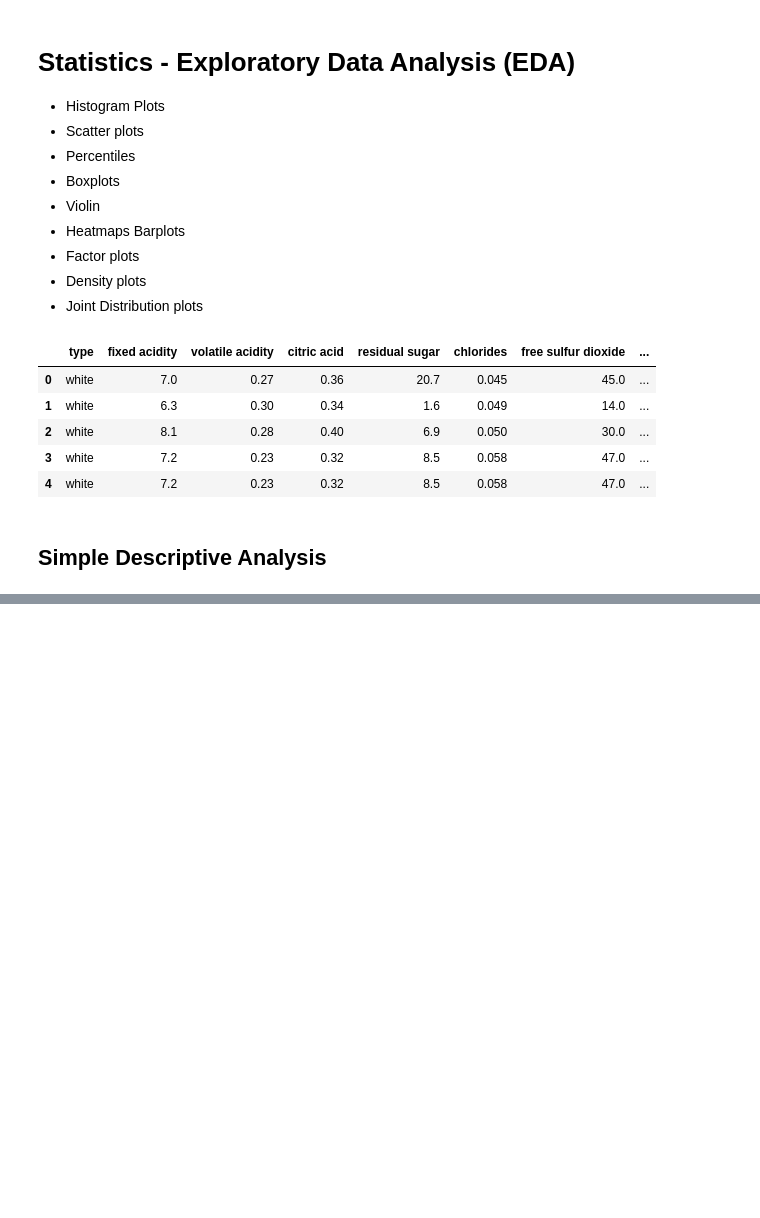
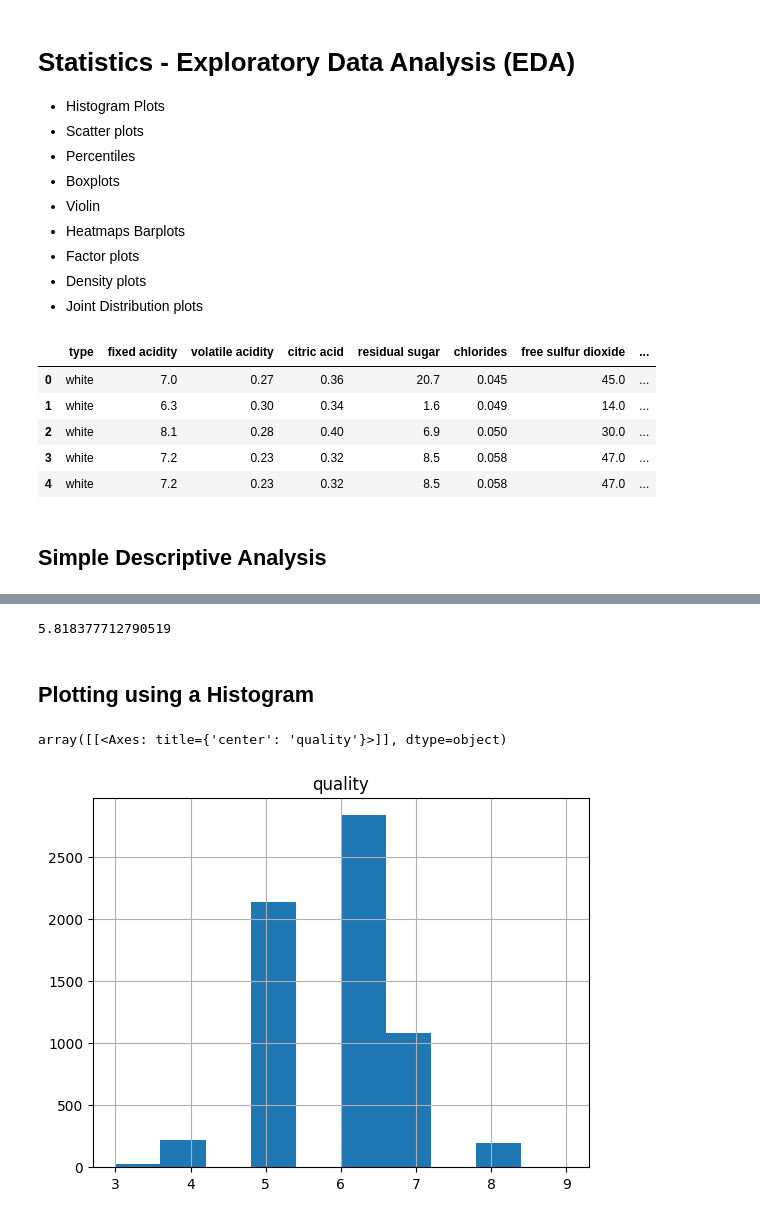
Before and after one commit to muratgulcan/EDA_Visualization, a Jupyter notebook: Untitled.ipynb, the cells around one changed output, grey strips where cells are left out. Saved outputs shown, nothing was run; the diff lists cells and outputs as text; code cells hidden in the pictures; blank space fills up the shorter version.

Commit message:
plots

```diff
--- a/Untitled.ipynb
+++ b/Untitled.ipynb
@@ -27,0 +63,11 @@ df.head()
+# %%
+df['quality'].mean()
+# %% [output]
+5.818377712790519
+# %% [markdown]
+## Plotting using a Histogram
+# %%
+df.hist(column='quality')
+# %% [output]
+array([[<Axes: title={'center': 'quality'}>]], dtype=object)
+[figure, added]
```
Also changed, not shown: parts of 10 cells of this notebook.
